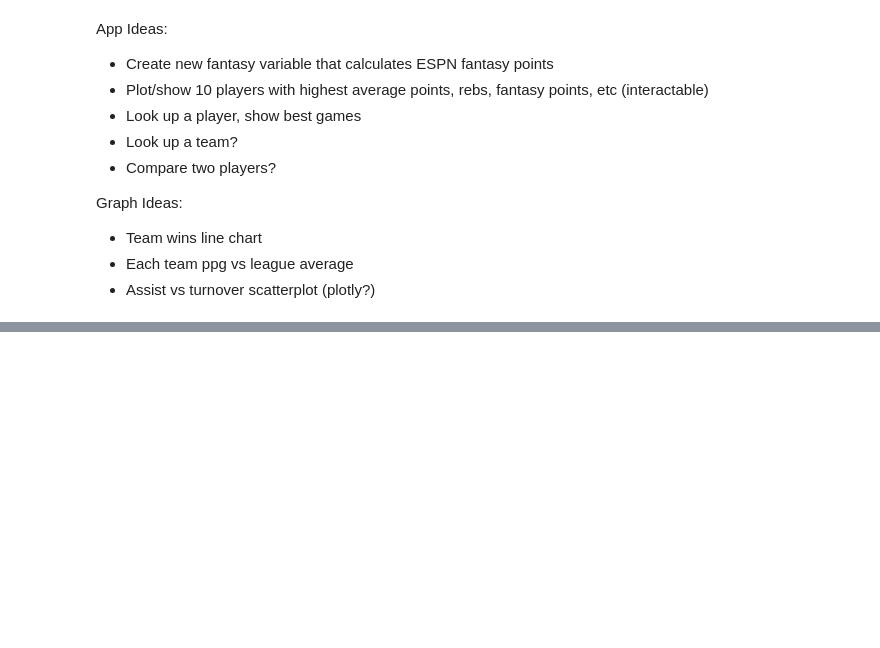
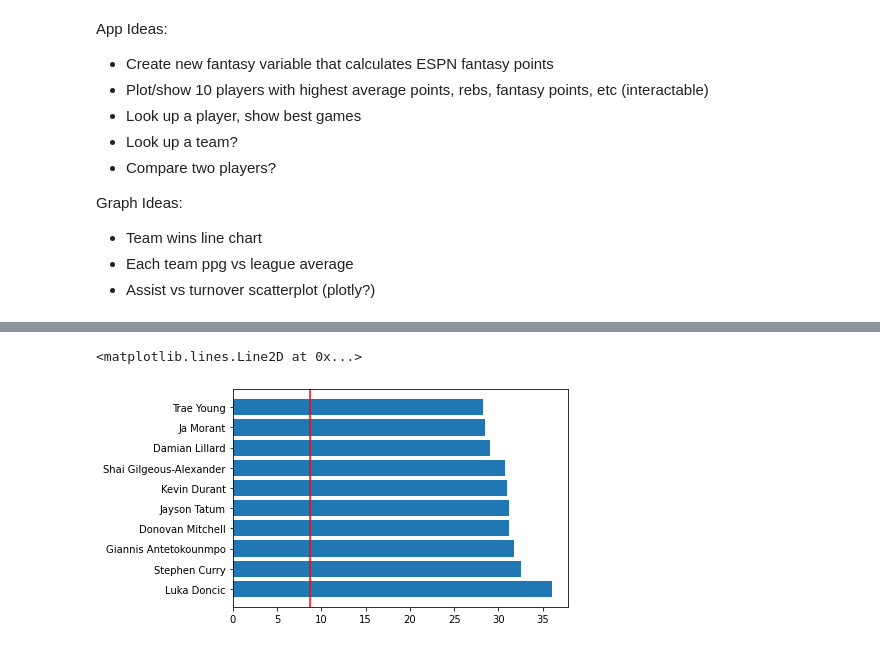
Before and after one commit to parkcherrington/NBA_Project, a Jupyter notebook: NBA_EDA.ipynb, the cells around one changed output, grey strips where cells are left out. Cells and saved outputs as stored; diff of their text form; code cells hidden in the pictures; blank space fills up the shorter version.

```diff
--- a/NBA_EDA.ipynb
+++ b/NBA_EDA.ipynb
@@ -61 +68,12 @@ Text(0.5, 0, 'Total Turnovers')
+# %%
+# Top 15 most points average (with the league average included)
+fig = plt.figure()
+ax = fig.add_subplot()
+# Get a list of top 15 average points, and the average points
+points = means['PTS'].sort_values(ascending = False).head(10)
+ax.barh(points.index, points)
+plt.axvline(means['PTS'].mean(), color = 'r')
+# %% [output]
+<matplotlib.lines.Line2D at 0x...>
+[figure, added]
 # %%
```
Also changed, not shown: parts of 7 cells of this notebook, 1 other file.
